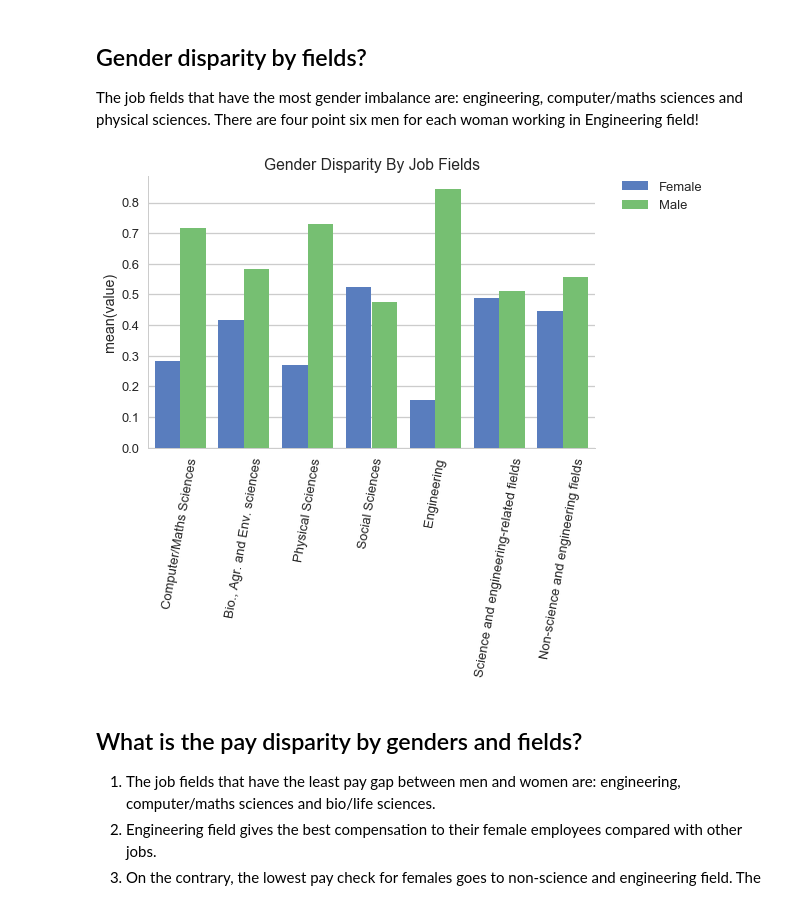
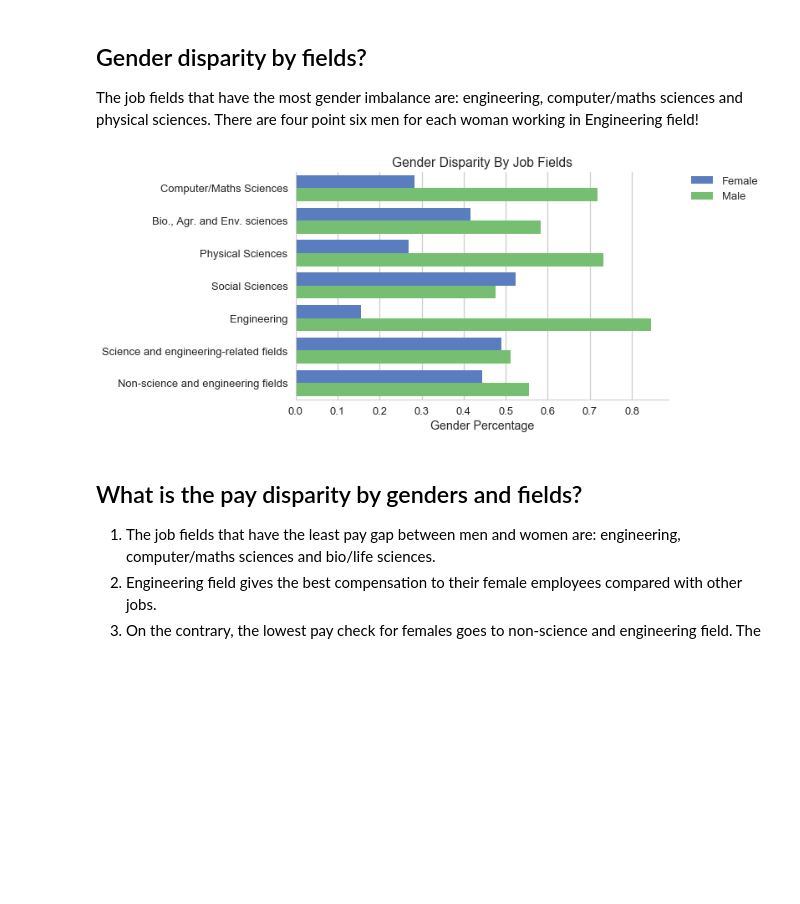
Before and after one commit to shuojiashi/women_in_stem, a Jupyter notebook: notebooks/HigherEdEDA_upload.ipynb, the cells around one changed output. Cells and saved outputs as stored; diff of their text form; code cells hidden in the pictures; blank space fills up the shorter version.

Commit message:
minor plot changes

```diff
--- a/notebooks/HigherEdEDA_upload.ipynb
+++ b/notebooks/HigherEdEDA_upload.ipynb
@@ -354,15 +366,15 @@ job_order = ['Computer/Maths Sciences', 'Bio., Agr. and Env. sciences', 'Physica
 # %%
 #Compare and plot the employment percentage for male and female college graduates
 plt.figure(figsize=[8,5])
-sns.barplot(x='JobS', y='value', data=df_job_gender_melt, hue='GENDERS', order=job_order, palette="muted")
+sns.barplot(y='JobS', x='value', data=df_job_gender_melt, hue='GENDERS', order=job_order, palette="muted")
 plt.title('Gender Disparity By Job Fields')
-plt.xticks(rotation=80)
-plt.xlabel('')
+plt.xlabel('Gender Percentage')
+plt.ylabel('')
 plt.legend(bbox_to_anchor=(1.05, 1), loc=2, borderaxespad=0.)
 sns.despine()
 #look at detailed group for explanation https://highered.ipums.org/highered-action/variables/NOCPR#codes_section
 # %% [output]
-[figure, old version]
+[figure, new version]
 # %% [markdown]
 ## What is the pay disparity by genders and fields? ##
 1. The job fields that have the least pay gap between men and women are: engineering, computer/maths sciences and bio/life sciences.
```
Also changed, not shown: parts of 3 cells of this notebook.
